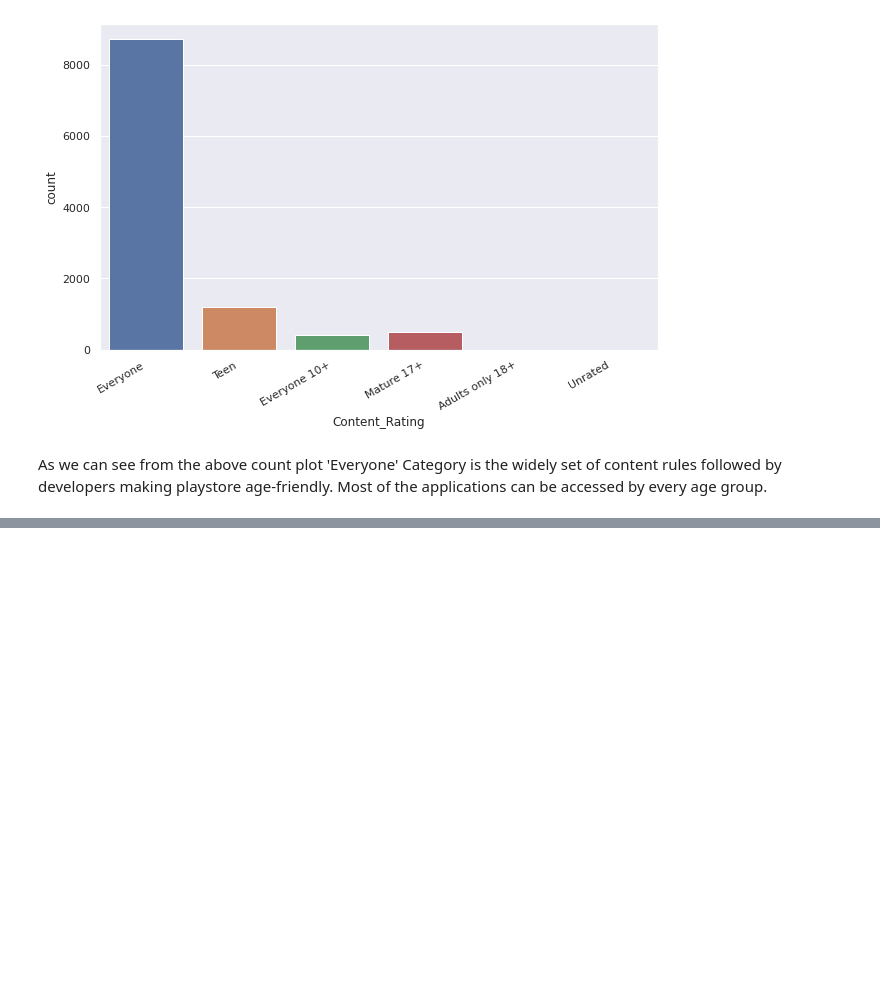
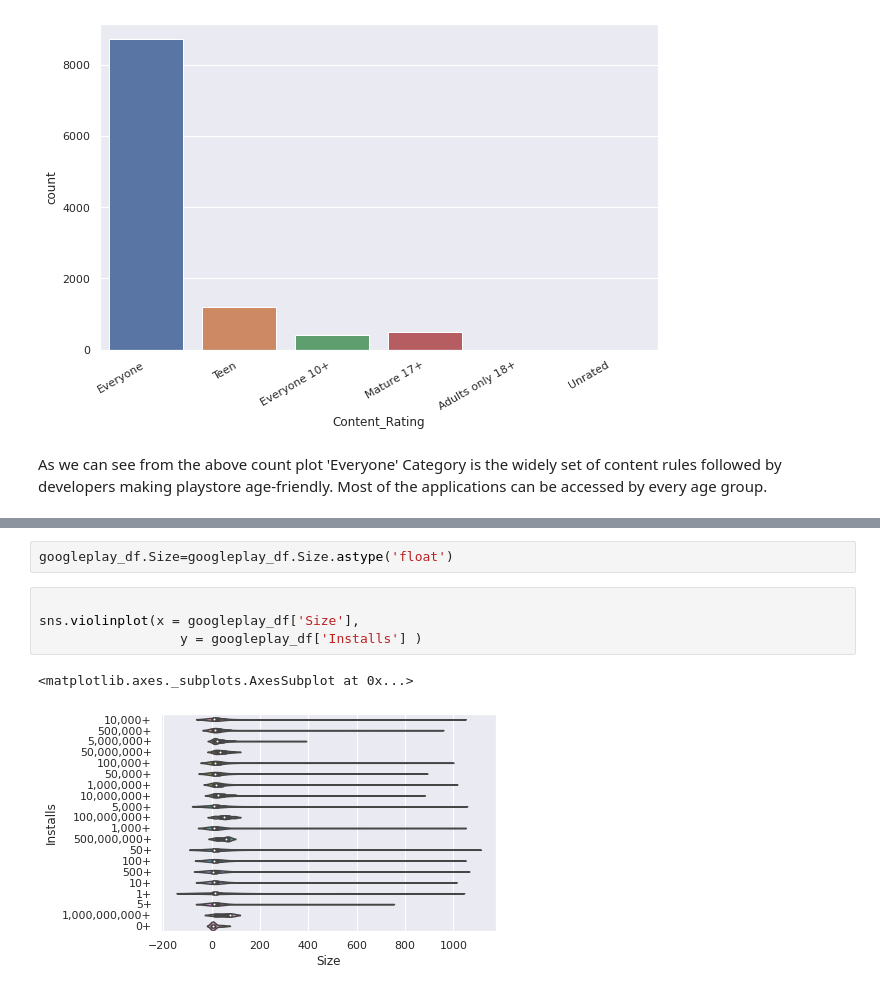
Before and after one commit to ekanshsinghrathore/eda_playstore, a Jupyter notebook: Play_Store_App_Review_Analysis_Capstone_Project.ipynb, the cells around one changed output, grey strips where cells are left out. Cells and saved outputs as stored; diff of their text form; blank space fills up the shorter version.

```diff
--- a/Play_Store_App_Review_Analysis_Capstone_Project.ipynb
+++ b/Play_Store_App_Review_Analysis_Capstone_Project.ipynb
@@ -145,0 +172,9 @@ As we can see from the above count plot 'Everyone' Category is the widely set of
+# %%
+googleplay_df.Size=googleplay_df.Size.astype('float')
+# %%
+
+sns.violinplot(x = googleplay_df['Size'],
+                  y = googleplay_df['Installs'] )
+# %% [output]
+<matplotlib.axes._subplots.AxesSubplot at 0x...>
+[figure, added]
```
Also changed, not shown: parts of 8 cells of this notebook.
